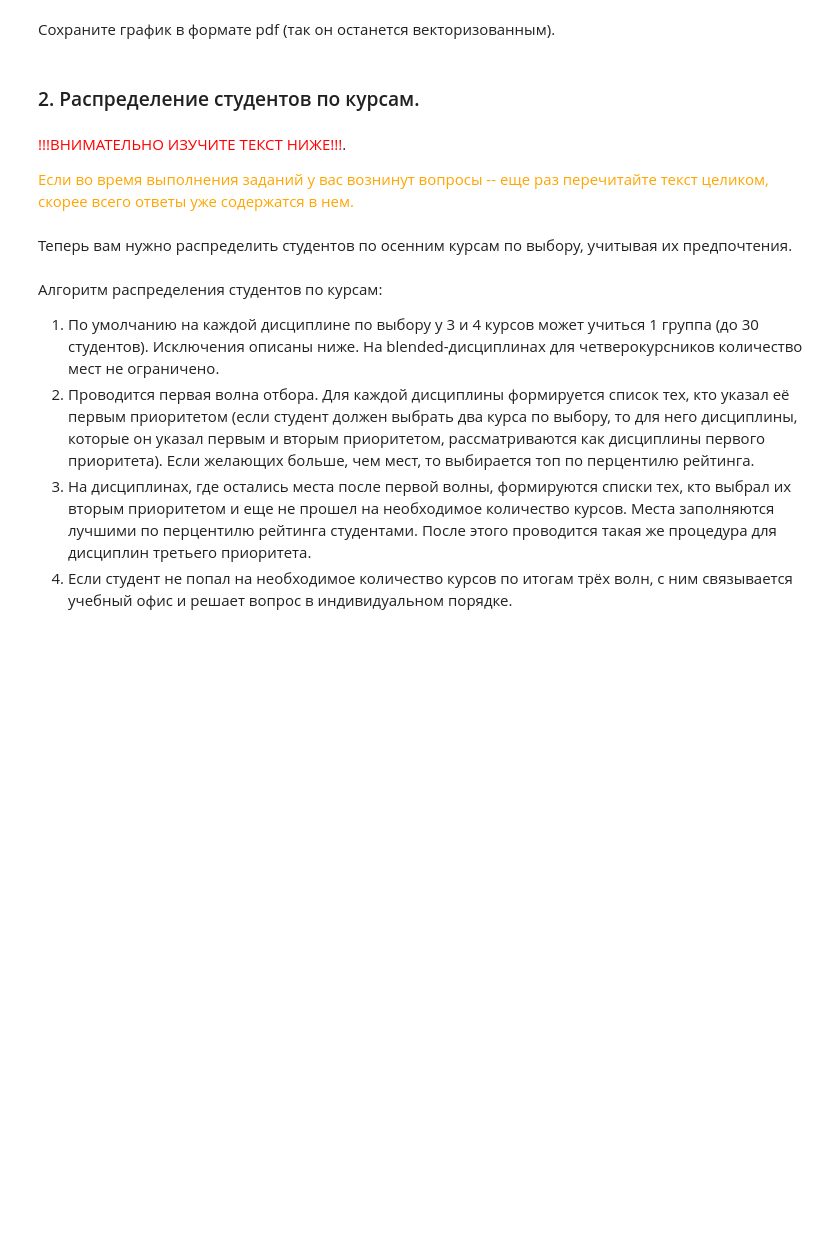
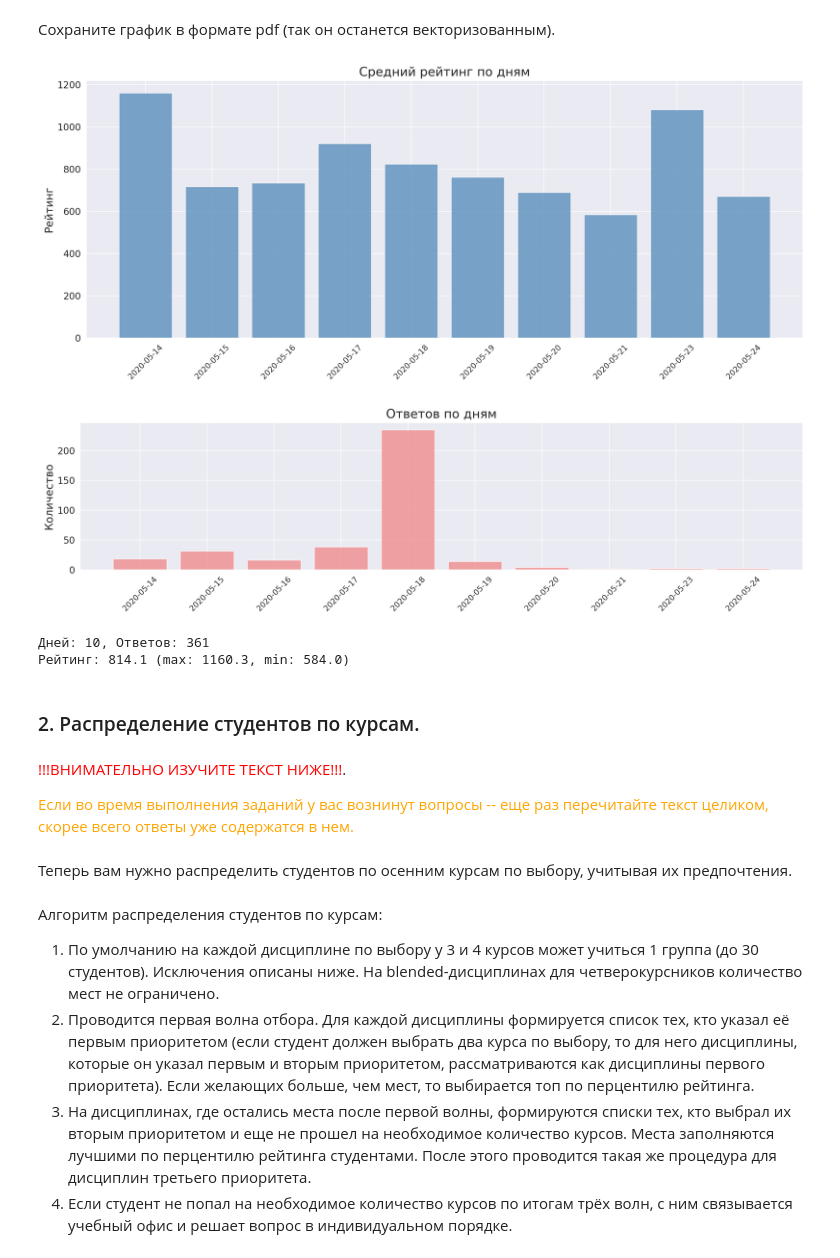
Before and after one commit to Tkaheva/MO, a Jupyter notebook: homework_practice_01_pandas.ipynb, the cells around one changed output. Cells and saved outputs as stored; diff of their text form; code cells hidden in the pictures; blank space fills up the shorter version.

```diff
--- a/homework_practice_01_pandas.ipynb
+++ b/homework_practice_01_pandas.ipynb
@@ -368,3 +607,48 @@ import seaborn as sns
+# %%
+import pandas as pd
+import matplotlib.pyplot as plt
+import seaborn as sns
+
+# Настройки
+plt.rcParams['figure.figsize'] = (12, 6)
+sns.set_style('darkgrid')
+
+# Загрузка данных
+data = pd.read_excel('/content/end_seminar.xlsx')
+data['date'] = pd.to_datetime(data['timestamp']).dt.date
+
+# Агрегация по дням
+daily = data.groupby('date')['rating'].agg(['mean', 'count']).reset_index()
+daily.columns = ['date', 'rating_avg', 'responses']
+
+# График среднего рейтинга
+plt.figure(figsize=(14, 6))
+plt.bar(daily['date'].astype(str), daily['rating_avg'], alpha=0.7, color='steelblue')
+plt.xticks(rotation=45)
+plt.title('Средний рейтинг по дням')
+plt.ylabel('Рейтинг')
+plt.tight_layout()
+plt.savefig('rating_by_day.pdf', bbox_inches='tight')
+plt.show()
+
+# График количества ответов
+plt.figure(figsize=(14, 4))
+plt.bar(daily['date'].astype(str), daily['responses'], alpha=0.7, color='lightcoral')
+plt.xticks(rotation=45)
+plt.title('Ответов по дням')
+plt.ylabel('Количество')
+plt.tight_layout()
+plt.savefig('responses_by_day.pdf', bbox_inches='tight')
+plt.show()
+
+# Статистика
+print(f"Дней: {len(daily)}, Ответов: {daily['responses'].sum()}")
+print(f"Рейтинг: {daily['rating_avg'].mean():.1f} (max: {daily['rating_avg'].max():.1f}, min: {daily['rating_avg'].min():.1f})")
+# %% [output]
+[figure, added]
+[figure, added]
+Дней: 10, Ответов: 361
+Рейтинг: 814.1 (max: 1160.3, min: 584.0)
 # %% [markdown]
 ### 2. Распределение студентов по курсам.
 # %% [markdown]
```
Also changed, not shown: parts of 25 cells of this notebook.
